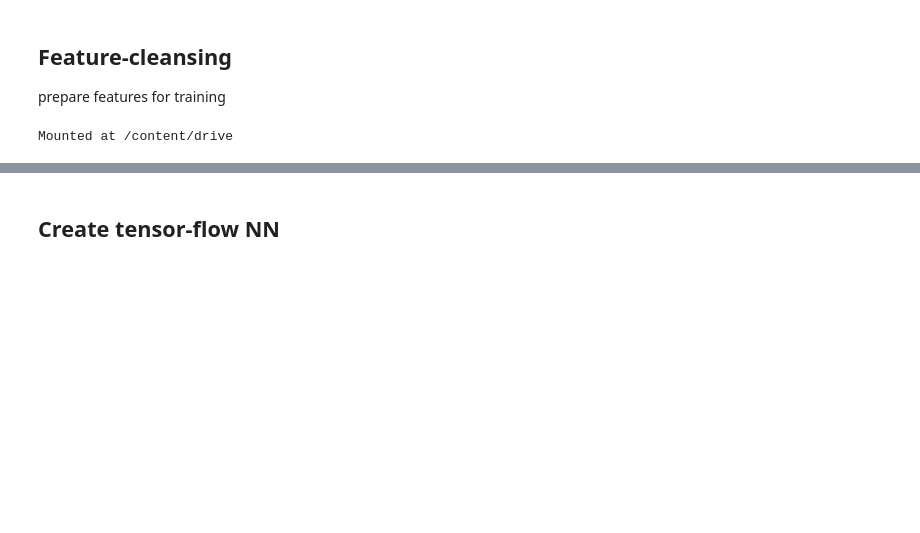
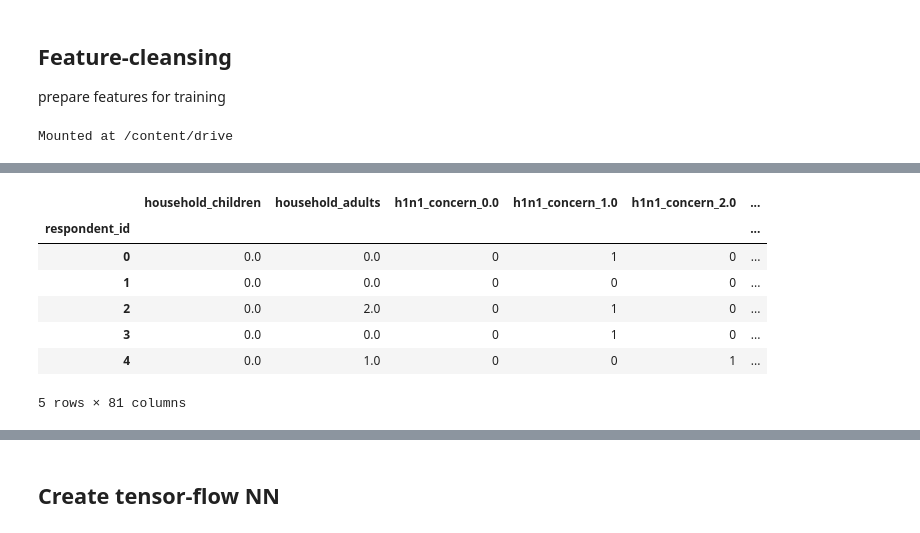
Before and after one commit to ggrotewold/FluShot, a Jupyter notebook: FluShot_TF.ipynb, the cells around one changed output, grey strips where cells are left out. Cells and saved outputs as stored; diff of their text form; code cells hidden in the pictures; blank space fills up the shorter version.

```diff
--- a/FluShot_TF.ipynb
+++ b/FluShot_TF.ipynb
@@ -45,6 +18,14 @@ from sklearn.base import BaseEstimator, TransformerMixin
 from sklearn.compose import ColumnTransformer
 from sklearn.impute import SimpleImputer
 from sklearn.preprocessing import MinMaxScaler
+from sklearn.model_selection import train_test_split
+import pandas as pd
+
+training_features = pd.read_csv('/content/drive/My Drive/FluShotData/training_set_features.csv')
+training_features = training_features.set_index('respondent_id')
+training_labels = pd.read_csv('/content/drive/My Drive/FluShotData/training_set_labels.csv')
+training_labels = training_labels.set_index('respondent_id')
+training_features.describe()
 
 class SetCatType(TransformerMixin):
     def fit(self, X):
@@ -96,32 +77,45 @@ class PreparationPipeline(TransformerMixin):
     assert isinstance(X, pd.DataFrame)
     data_numeric_prepared = self.num_pipeline.fit_transform(X[self.num_labels])
     data_category_prepared = self.cat_pipeline.fit_transform(X[self.cat_labels])
     return pd.concat([data_numeric_prepared, data_category_prepared], axis=1)
 
 
 # pipeline for numeric-values
 numeric_pipeline = Pipeline([
                              ('fillnans', NumericTransformer()),
 ])
 
 
 # pipeline for category-values
 category_pipeline = Pipeline([
                               ('fillnans', FillMissingCatValues()),
                               ('setcat', SetCatType()),
                               ('encoder', DataFrameEncoder()),
 ])
 
 
 # Prepare data
 category_labels = ['h1n1_concern','h1n1_knowledge','doctor_recc_h1n1','doctor_recc_seasonal',
                    'chronic_med_condition','health_worker','health_insurance','opinion_h1n1_vacc_effective',
                    'opinion_h1n1_risk','opinion_h1n1_sick_from_vacc','opinion_seas_vacc_effective',
-                   'opinion_seas_risk','opinion_seas_sick_from_vacc','age_group','race','employment_status']
-numeric_labels = ['household_children']
+                   'opinion_seas_risk','opinion_seas_sick_from_vacc','age_group','race','employment_status', 'sex', 'income_poverty']
+numeric_labels = ['household_children', 'household_adults']
 
 training_features.head()
 
 preparation_pipeline = PreparationPipeline(category_labels, numeric_labels, category_pipeline, numeric_pipeline)
 prepared_data = preparation_pipeline.fit_transform(training_features)
+
+# prepration of features finished: Split in validation-set and training-set
+training_features, validation_features, training_labels, validation_labels = train_test_split(prepared_data, training_labels, test_size=0.2, random_state=42)
+
 prepared_data.head()
+# %% [output]
+|  | household_children | household_adults | h1n1_concern_0.0 | h1n1_concern_1.0 | h1n1_concern_2.0 | ... |
+| respondent_id |  |  |  |  |  | ... |
+| 0 | 0.0 | 0.0 | 0 | 1 | 0 | ... |
+| 1 | 0.0 | 0.0 | 0 | 0 | 0 | ... |
+| 2 | 0.0 | 2.0 | 0 | 1 | 0 | ... |
+| 3 | 0.0 | 0.0 | 0 | 1 | 0 | ... |
+| 4 | 0.0 | 1.0 | 0 | 0 | 1 | ... |
+5 rows × 81 columns
```
Also changed, not shown: parts of 15 cells of this notebook.
